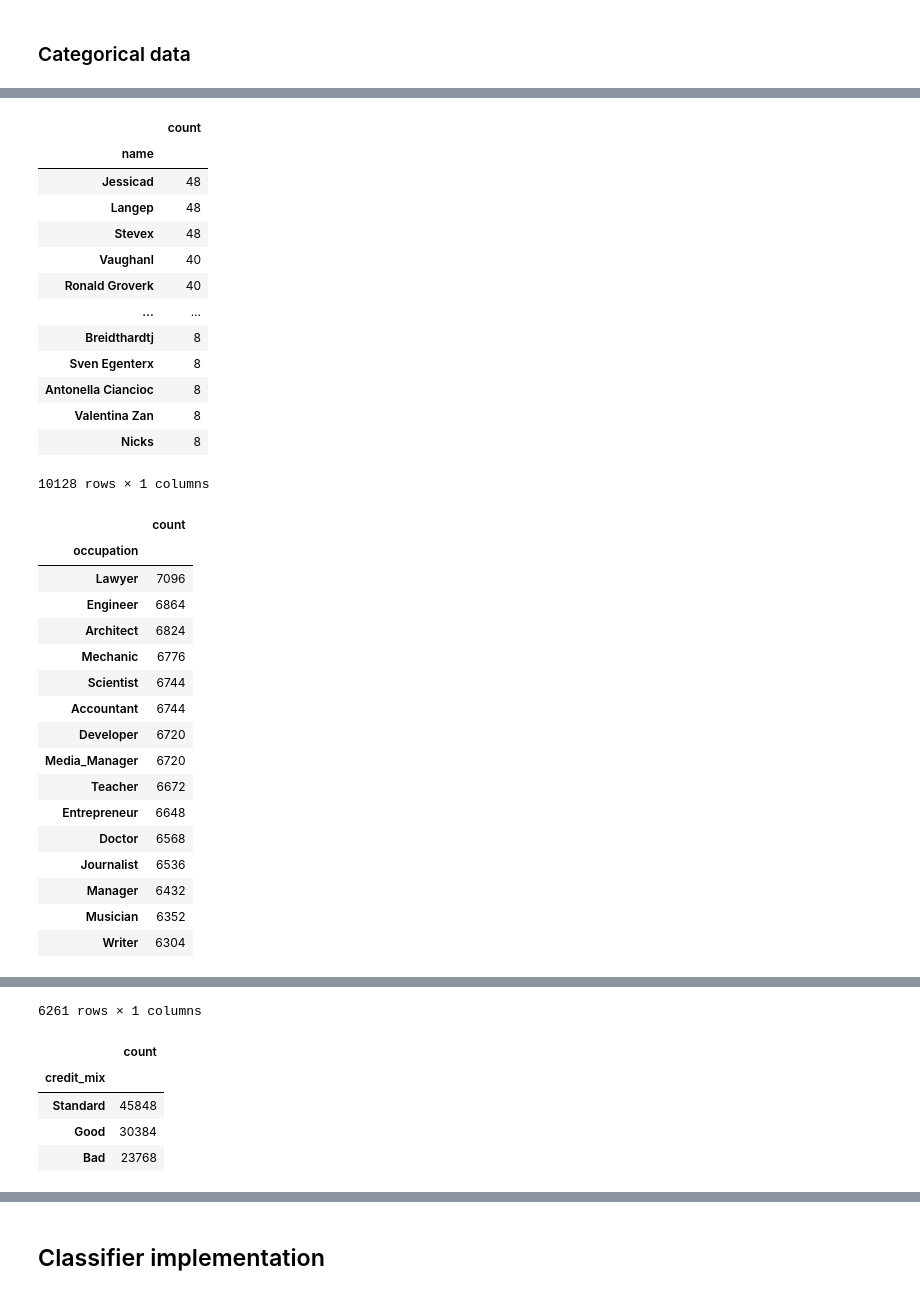
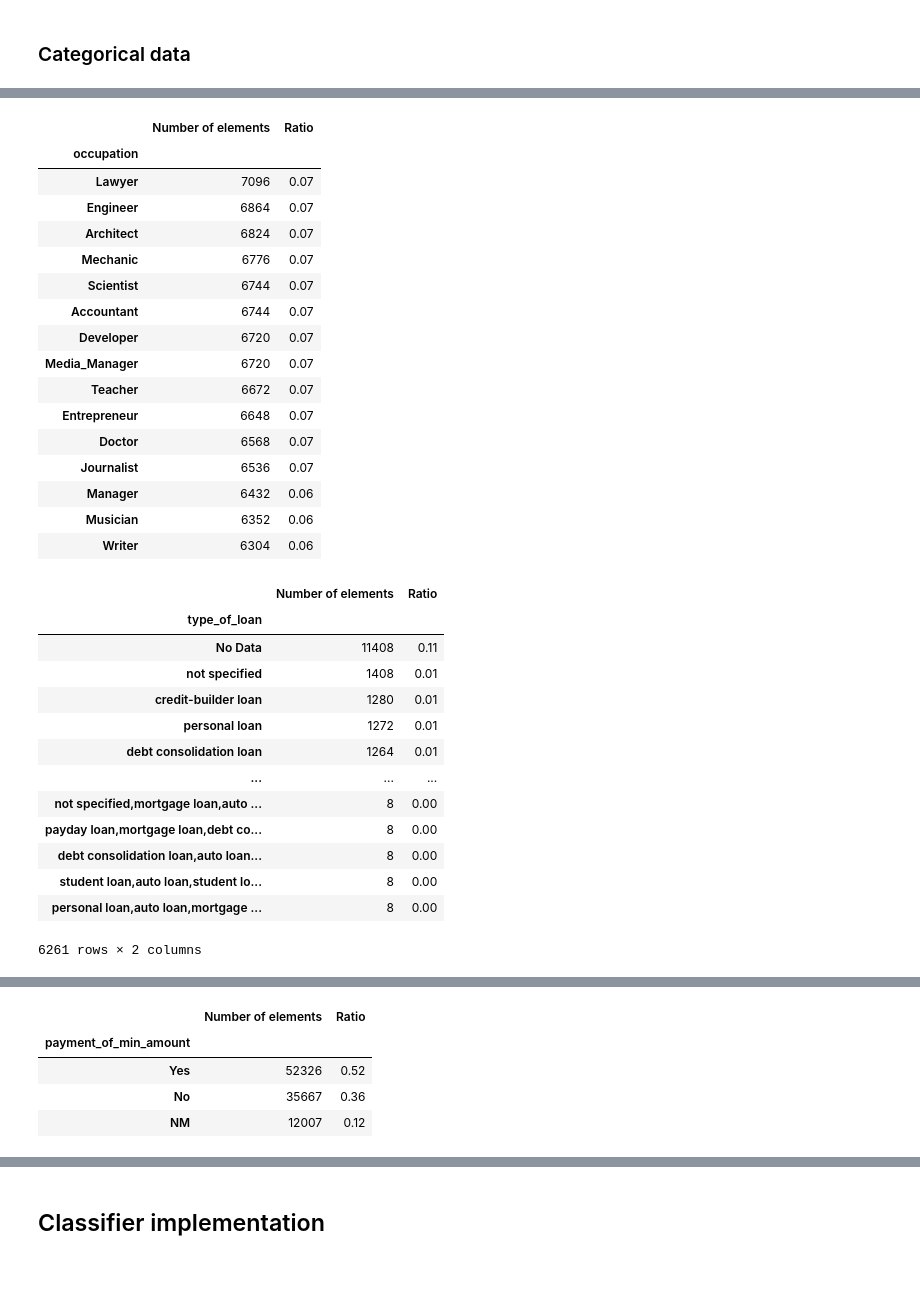
Before and after one commit to MrArizona42/models_from_scratch, a Jupyter notebook: naive_bayes_classifier/naive_bayes_classifier.ipynb, the cells around one changed output, grey strips where cells are left out. Saved outputs shown, nothing was run; the diff lists cells and outputs as text; code cells hidden in the pictures.

```diff
--- a/naive_bayes_classifier/naive_bayes_classifier.ipynb
+++ b/naive_bayes_classifier/naive_bayes_classifier.ipynb
@@ -25,7 +34,7 @@ Index(['ID', 'Customer_ID', 'Month', 'Name', 'Age', 'SSN', 'Occupation',
        'Credit_Score'],
       dtype='object')
 # %%
-data.drop(['ID', 'Customer_ID', 'SSN'], axis=1, inplace=True)
+data.drop(['ID', 'Customer_ID', 'SSN', 'Name'], axis=1, inplace=True)
 # %%
 data.columns = data.columns.str.lower()
 # %%
@@ -104,38 +113,40 @@ data.select_dtypes(include='object').head()
 # %%
 cat_cols = data.select_dtypes(include='object').columns
 
 for col in cat_cols:
-    display(data[col].value_counts().to_frame())
+    df = data[col].value_counts().to_frame('Number of elements')
+    df['Ratio'] = data[col].value_counts(normalize=True)
+    display(df)
     print()
 # %% [output]
-|  | count |
-| name |  |
-| Jessicad | 48 |
-| Langep | 48 |
-| Stevex | 48 |
-| Vaughanl | 40 |
-| Ronald Groverk | 40 |
-| ... | ... |
-| Breidthardtj | 8 |
-| Sven Egenterx | 8 |
-| Antonella Ciancioc | 8 |
-| Valentina Zan | 8 |
-| Nicks | 8 |
+|  | Number of elements | Ratio |
+| occupation |  |  |
+| Lawyer | 7096 | 0.07 |
+| Engineer | 6864 | 0.07 |
+| Architect | 6824 | 0.07 |
+| Mechanic | 6776 | 0.07 |
+| Scientist | 6744 | 0.07 |
+| Accountant | 6744 | 0.07 |
+| Developer | 6720 | 0.07 |
+| Media_Manager | 6720 | 0.07 |
+| Teacher | 6672 | 0.07 |
+| Entrepreneur | 6648 | 0.07 |
+| Doctor | 6568 | 0.07 |
+| Journalist | 6536 | 0.07 |
+| Manager | 6432 | 0.06 |
+| Musician | 6352 | 0.06 |
+| Writer | 6304 | 0.06 |
+|  | Number of elements | Ratio |
+| type_of_loan |  |  |
+| No Data | 11408 | 0.11 |
+| not specified | 1408 | 0.01 |
+| credit-builder loan | 1280 | 0.01 |
+| personal loan | 1272 | 0.01 |
+| debt consolidation loan | 1264 | 0.01 |
+| ... | ... | ... |
+| not specified,mortgage loan,auto ... | 8 | 0.00 |
+| payday loan,mortgage loan,debt co... | 8 | 0.00 |
+| debt consolidation loan,auto loan... | 8 | 0.00 |
+| student loan,auto loan,student lo... | 8 | 0.00 |
+| personal loan,auto loan,mortgage ... | 8 | 0.00 |
-10128 rows × 1 columns
+6261 rows × 2 columns
-|  | count |
-| occupation |  |
-| Lawyer | 7096 |
-| Engineer | 6864 |
-| Architect | 6824 |
-| Mechanic | 6776 |
-| Scientist | 6744 |
-| Accountant | 6744 |
-| Developer | 6720 |
-| Media_Manager | 6720 |
-| Teacher | 6672 |
-| Entrepreneur | 6648 |
-| Doctor | 6568 |
-| Journalist | 6536 |
-| Manager | 6432 |
-| Musician | 6352 |
-| Writer | 6304 |
@@ -155,6 +158,5 @@ for col in cat_cols:
-6261 rows × 1 columns
-|  | count |
-| credit_mix |  |
-| Standard | 45848 |
-| Good | 30384 |
-| Bad | 23768 |
+|  | Number of elements | Ratio |
+| payment_of_min_amount |  |  |
+| Yes | 52326 | 0.52 |
+| No | 35667 | 0.36 |
+| NM | 12007 | 0.12 |
```
Also changed, not shown: parts of 23 cells of this notebook.
